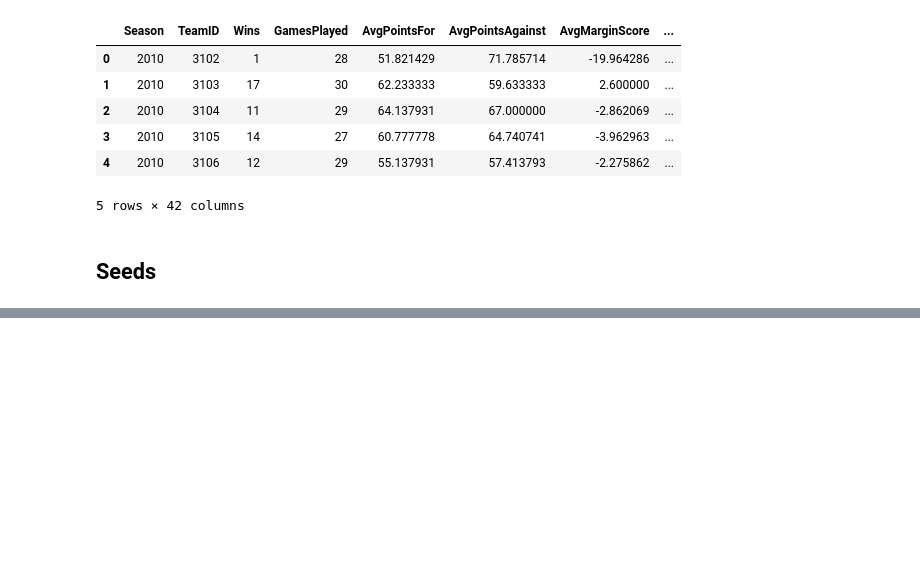
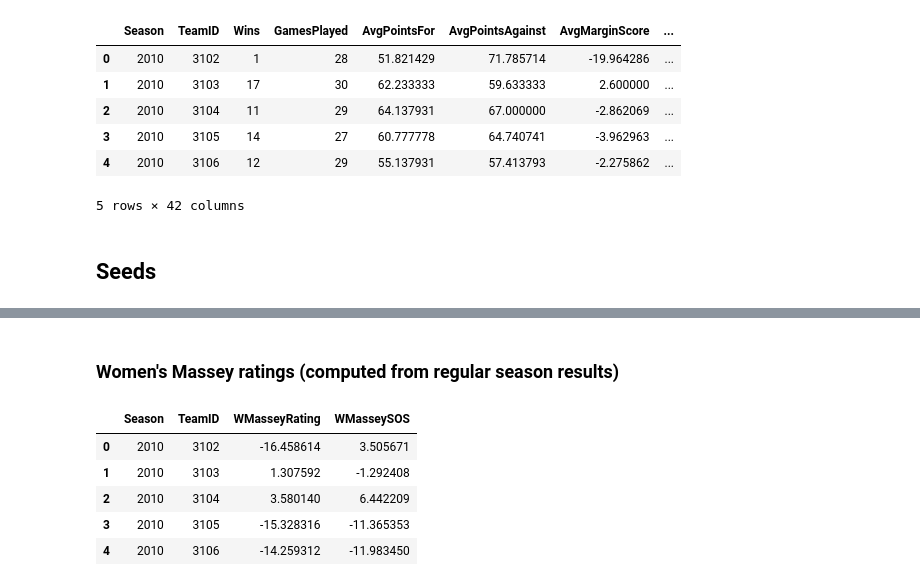
Before and after one commit to Barderus/MarchMadness-Kaggle, a Jupyter notebook: notebooks/EDA.ipynb, the cells around one changed output, grey strips where cells are left out. Saved outputs shown, nothing was run; the diff lists cells and outputs as text; code cells hidden in the pictures; blank space fills up the shorter version.

```diff
--- a/notebooks/EDA.ipynb
+++ b/notebooks/EDA.ipynb
@@ -639,0 +755,2 @@ team_features_women.head()
+# %% [markdown]
+### Women's Massey ratings (computed from regular season results)
@@ -639,0 +761,29 @@ team_features_women.head()
+# %%
+w_massey_list = []
+
+for season in sorted(df_women["Season"].unique()):
+
+    season_df = df_women[df_women["Season"] == season]
+
+    ratings, sos, teams = massey_method(season_df)
+
+    season_massey = pd.DataFrame({
+        "Season": season,
+        "TeamID": list(ratings.keys()),
+        "WMasseyRating": list(ratings.values())
+    })
+
+    season_massey["WMasseySOS"] = season_massey["TeamID"].map(sos)
+
+    w_massey_list.append(season_massey)
+
+w_massey_df = pd.concat(w_massey_list, ignore_index=True)
+
+w_massey_df.head()
+# %% [output]
+|  | Season | TeamID | WMasseyRating | WMasseySOS |
+| 0 | 2010 | 3102 | -16.458614 | 3.505671 |
+| 1 | 2010 | 3103 | 1.307592 | -1.292408 |
+| 2 | 2010 | 3104 | 3.580140 | 6.442209 |
+| 3 | 2010 | 3105 | -15.328316 | -11.365353 |
+| 4 | 2010 | 3106 | -14.259312 | -11.983450 |
```
Also changed, not shown: parts of 19 cells of this notebook.
